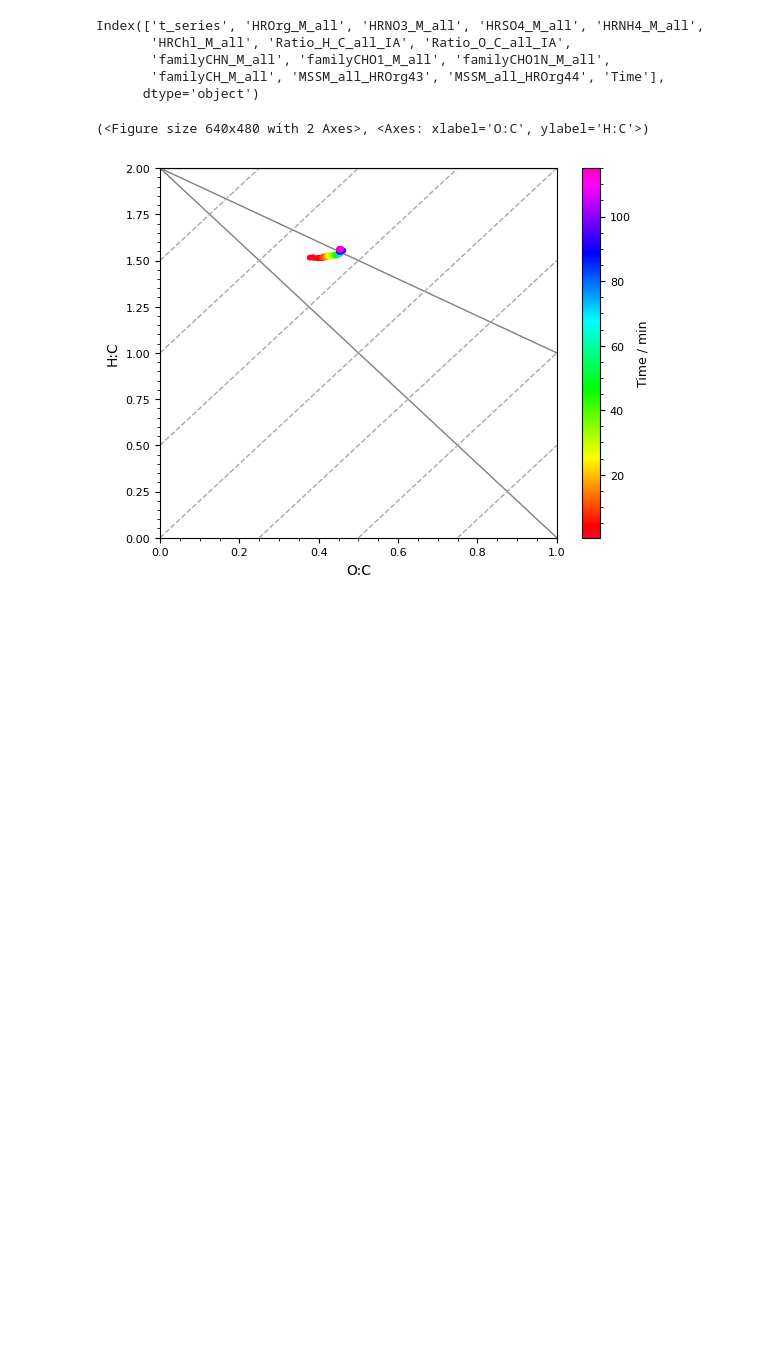
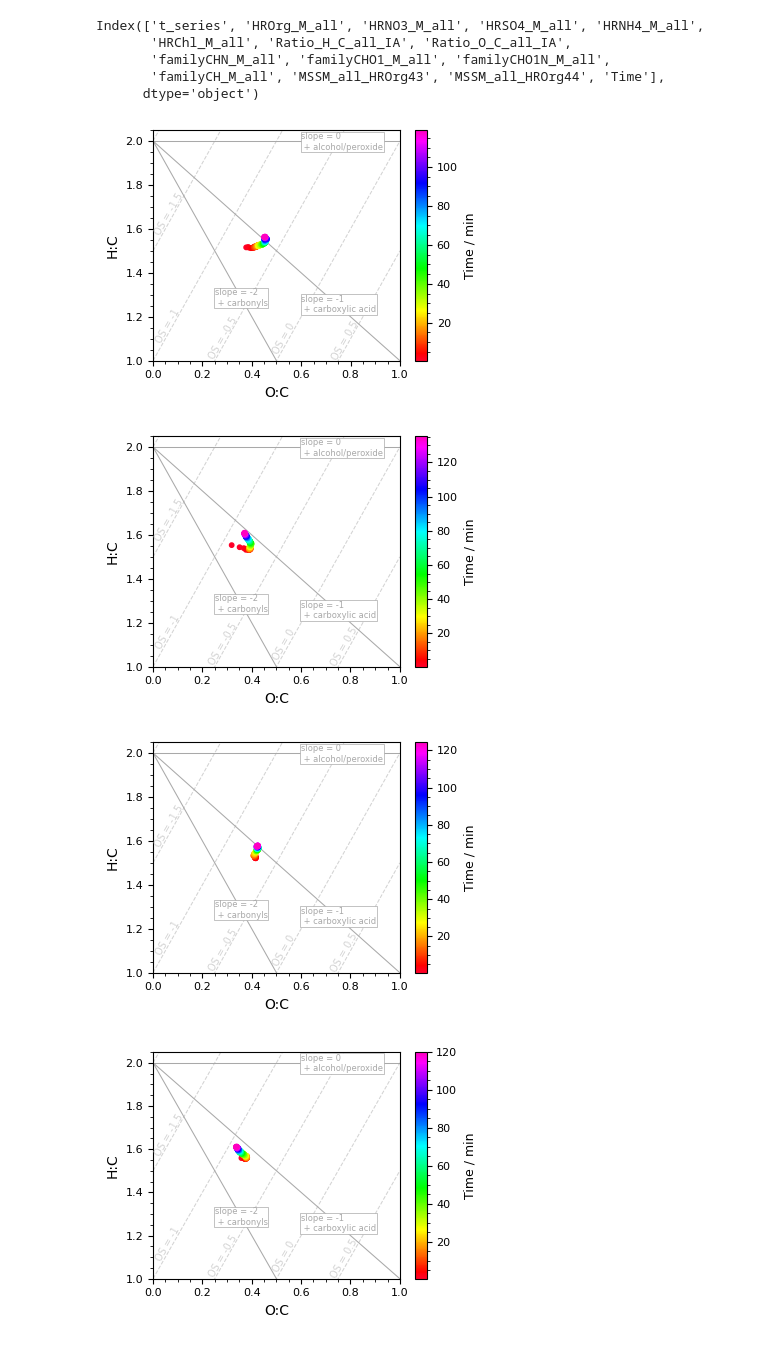
Before and after one commit to Normann25/DataTreatment_PhD, a Jupyter notebook: Sabinene+O3/AMS_elemental.ipynb, the cells around one changed output. Saved outputs shown, nothing was run; the diff lists cells and outputs as text; code cells hidden in the pictures; blank space fills up the shorter version.

```diff
--- a/Sabinene+O3/AMS_elemental.ipynb
+++ b/Sabinene+O3/AMS_elemental.ipynb
@@ -27,7 +27,9 @@ Index(['t_series', 'HROrg_M_all', 'HRNO3_M_all', 'HRSO4_M_all', 'HRNH4_M_all',
        'familyCH_M_all', 'MSSM_all_HROrg43', 'MSSM_all_HROrg44', 'Time'],
       dtype='object')
 # %%
-def plot_VanKrevelen(fig, ax, df, df_keys, timestamps, run_length, ax_limits):
+def plot_VanKrevelen(df, df_keys, timestamps, run_length):
+    fig, ax = plt.subplots(figsize = (4,3))
+
     start_time, end_time = pd.to_datetime(timestamps[0]), pd.to_datetime(timestamps[1])
     time = pd.to_datetime(df['Time'])
     time_filter = (time >= start_time) & (time <= end_time)
@@ -57,30 +59,49 @@ def plot_VanKrevelen(fig, ax, df, df_keys, timestamps, run_length, ax_limits):
     cbar.set_label('Time / min', fontsize=9)
     cbar.ax.tick_params(labelsize=8)
 
+    O_C_ratio = np.linspace(0, 1, 100)
+
+    for OS in np.linspace(-2, 2, 9): # Oxidation states from -2 to 2
+        H_C_ratio = 2*O_C_ratio-OS
+        ax.plot(O_C_ratio, H_C_ratio, color = 'lightgray', lw = 0.75, ls = '--', zorder = -10)
+
+    OS_labels = ['OS = -1.5', 'OS = -1', 'OS = -0.5', 'OS = 0', 'OS = 0.5']
+    OS_placement = [[0.001, 1.57], [0.005, 1.08], [0.22, 1.01], [0.48, 1.03], [0.715, 1.002]]
+    for label, placement in zip(OS_labels, OS_placement):
+        ax.text(placement[0], placement[1], label, rotation = 60, fontsize = 7, color = 'lightgray')
+
     # Organic compound lines
     x = np.linspace(0, 1, 100)
     y1 = linear(x, 0, 2) # Alcohol/peroxide
     y2 = linear(x, -1, 2) # Carboxylic acid
     y3 = linear(x, -2, 2) # Aldehyde/ketone
 
-    for y in [y1, y2, y3]:
-        ax.plot(x, y, color = 'gray', lw = 1, zorder = -10)
+    compound_labels = ['slope = 0 \n + alcohol/peroxide', 'slope = -1 \n + carboxylic acid', 'slope = -2 \n + carbonyls']
+    compound_placements = [[0.6, 1.96], [0.6, 1.22], [0.25, 1.25]]
 
-    O_C_ratio = np.linspace(0, 1, 100)
+    for i, y in enumerate([y1, y2, y3]):
+        ax.plot(x, y, color = 'darkgray', lw = 0.75, zorder = -10)
+        ax.text(compound_placements[i][0], compound_placements[i][1],
+                compound_labels[i],
+                bbox=dict(ec = 'darkgray', fc = 'white', lw = 0.5, pad = 0.5),
+                color = 'darkgray', fontsize = 6)
 
-    for OS in np.linspace(-2, 2, 9): # Oxidation states from -2 to 2
-        H_C_ratio = 2*O_C_ratio-OS
-        ax.plot(O_C_ratio, H_C_ratio, color = 'darkgray', lw = 1, ls = '--', zorder = -10)
-
-    ax.set(xlim = ax_limits[0], ylim = ax_limits[1], xlabel = 'O:C', ylabel = 'H:C')
+    ax.set(xlim = (0,1), ylim = (1,2.05), xlabel = 'O:C', ylabel = 'H:C')
 
     return fig, ax
 # %%
-ax_limits = [(0,1), (0,2)]
+timestamps = [['2025-08-20 10:10', '2025-08-20 12:25'],
+              ['2025-08-22 10:20', '2025-08-22 12:48'],
+              ['2025-08-25 09:27', '2025-08-25 11:37'],
+              ['2025-08-26 09:36', '2025-08-26 11:42'],
+              ['2025-08-28 09:07', '2025-08-26 12:00']]
 
-fig, ax = plt.subplots()
-
-plot_VanKrevelen(fig, ax, AMS['250820'], ['Ratio_H_C_all_IA', 'Ratio_O_C_all_IA'], ['2025-08-20 10:10', '2025-08-20 12:20'], 0.5, ax_limits)
+for key, time in zip(AMS.keys(), timestamps):
+    fig, ax = plot_VanKrevelen(AMS[key], ['Ratio_H_C_all_IA', 'Ratio_O_C_all_IA'], time, 0.5)
+    fig.tight_layout()
+    fig.savefig(f'vanKrevelen_{key}.jpg', dpi = 600)
 # %% [output]
-(<Figure size 640x480 with 2 Axes>, <Axes: xlabel='O:C', ylabel='H:C'>)
-[figure, old version]
+[figure, new version]
+[figure, added]
+[figure, added]
+[figure, added]
```
Also changed, not shown: parts of 1 cell of this notebook.
